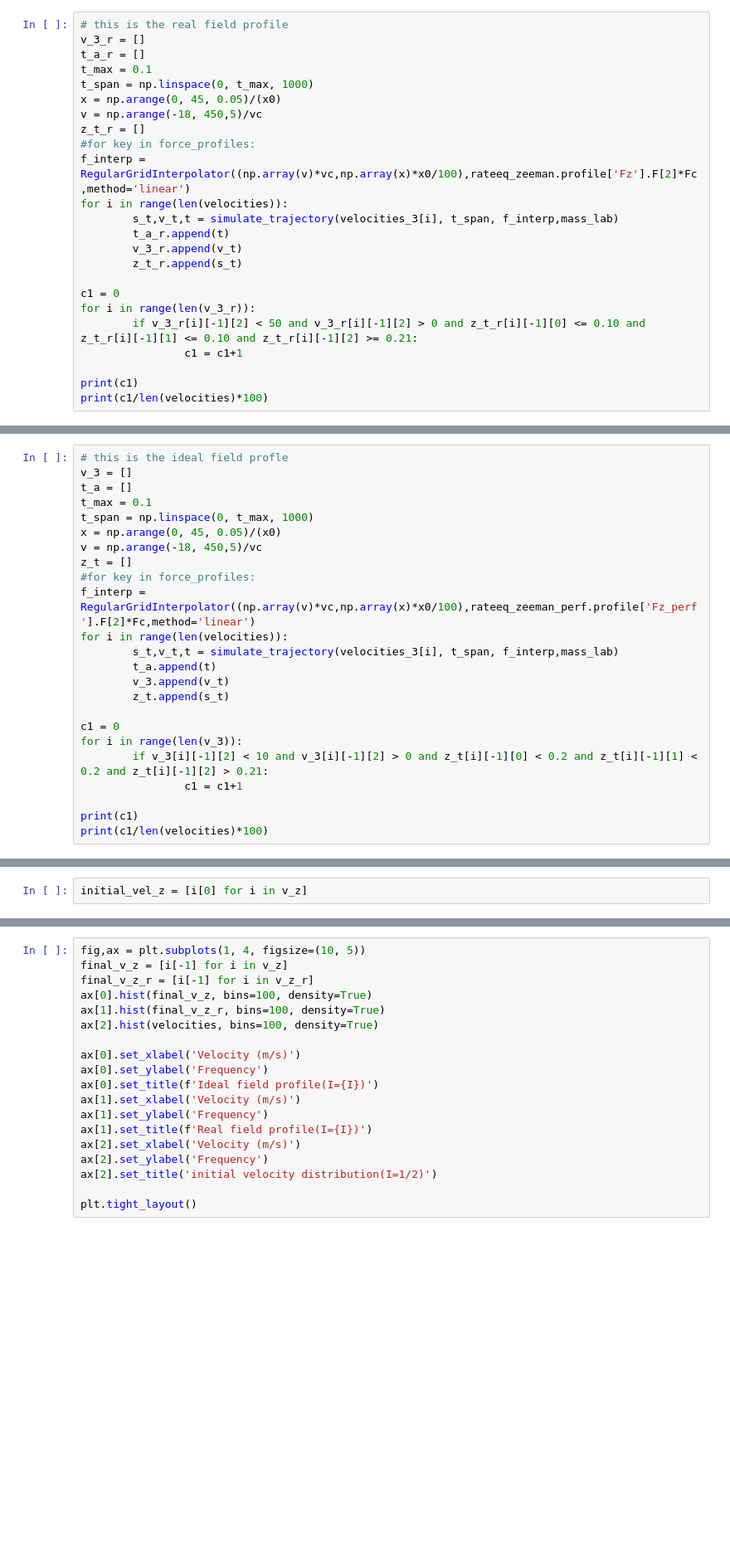
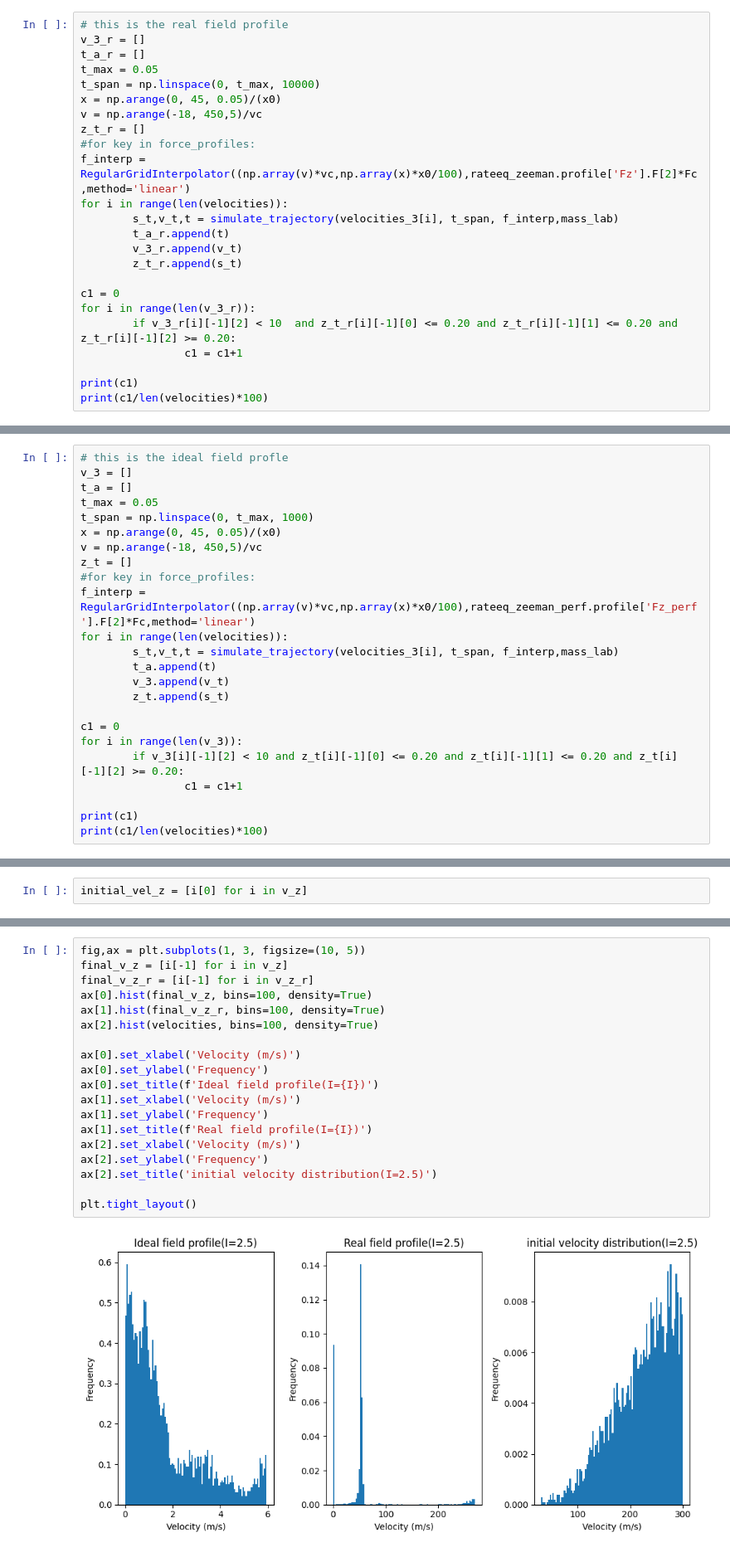
Before and after one commit to benfox4543/YB-zeeman-slower, a Jupyter notebook: zeeman slower_yb(fix after loosing good one).ipynb, the cells around one changed output, grey strips where cells are left out. Shown at 83% size. Drawn from its saved outputs; the diff is of its cells as text; blank space fills up the shorter version.

```diff
--- a/zeeman slower_yb(fix after loosing good one).ipynb
+++ b/zeeman slower_yb(fix after loosing good one).ipynb
@@ -784,8 +858,8 @@ def simulate_trajectory_2dmot(v_0, s,t_span):
 # this is the real field profile
 v_3_r = []
 t_a_r = []
-t_max = 0.1
-t_span = np.linspace(0, t_max, 1000)
+t_max = 0.05
+t_span = np.linspace(0, t_max, 10000)
 x = np.arange(0, 45, 0.05)/(x0)
 v = np.arange(-18, 450,5)/vc
 z_t_r = []
@@ -799,7 +873,7 @@ for i in range(len(velocities)):
 
 c1 = 0
 for i in range(len(v_3_r)):
-        if v_3_r[i][-1][2] < 50 and v_3_r[i][-1][2] > 0 and z_t_r[i][-1][0] <= 0.10 and z_t_r[i][-1][1] <= 0.10 and z_t_r[i][-1][2] >= 0.21:
+        if v_3_r[i][-1][2] < 10  and z_t_r[i][-1][0] <= 0.20 and z_t_r[i][-1][1] <= 0.20 and z_t_r[i][-1][2] >= 0.20:
                 c1 = c1+1
 
 print(c1)
@@ -808,7 +885,7 @@ print(c1/len(velocities)*100)
 # this is the ideal field profle
 v_3 = []
 t_a = []
-t_max = 0.1
+t_max = 0.05
 t_span = np.linspace(0, t_max, 1000)
 x = np.arange(0, 45, 0.05)/(x0)
 v = np.arange(-18, 450,5)/vc
@@ -823,7 +900,7 @@ for i in range(len(velocities)):
 
 c1 = 0
 for i in range(len(v_3)):
-        if v_3[i][-1][2] < 10 and v_3[i][-1][2] > 0 and z_t[i][-1][0] < 0.2 and z_t[i][-1][1] < 0.2 and z_t[i][-1][2] > 0.21:
+        if v_3[i][-1][2] < 10 and z_t[i][-1][0] <= 0.20 and z_t[i][-1][1] <= 0.20 and z_t[i][-1][2] >= 0.20:
                 c1 = c1+1
 
 print(c1)
@@ -928,22 +1010,24 @@ plt.show()
 # %%
-fig,ax = plt.subplots(1, 4, figsize=(10, 5))
+fig,ax = plt.subplots(1, 3, figsize=(10, 5))
 final_v_z = [i[-1] for i in v_z]
 final_v_z_r = [i[-1] for i in v_z_r]
 ax[0].hist(final_v_z, bins=100, density=True)
 ax[1].hist(final_v_z_r, bins=100, density=True)
 ax[2].hist(velocities, bins=100, density=True)
 
 ax[0].set_xlabel('Velocity (m/s)')
 ax[0].set_ylabel('Frequency')
 ax[0].set_title(f'Ideal field profile(I={I})')
 ax[1].set_xlabel('Velocity (m/s)')
 ax[1].set_ylabel('Frequency')
 ax[1].set_title(f'Real field profile(I={I})')
 ax[2].set_xlabel('Velocity (m/s)')
 ax[2].set_ylabel('Frequency')
-ax[2].set_title('initial velocity distribution(I=1/2)')
+ax[2].set_title('initial velocity distribution(I=2.5)')
 
 plt.tight_layout()
+# %% [output]
+[figure, added]
 # %%
 slowed = [i for i in final_v_z_r if i < 10]
 print(len(slowed)/len(final_v_z)*100)
```
Also changed, not shown: parts of 38 cells of this notebook.
